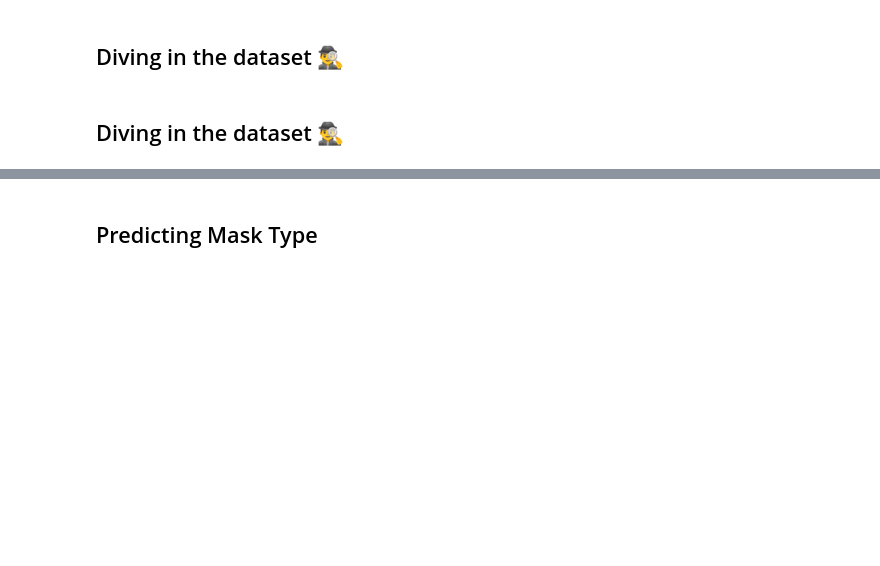
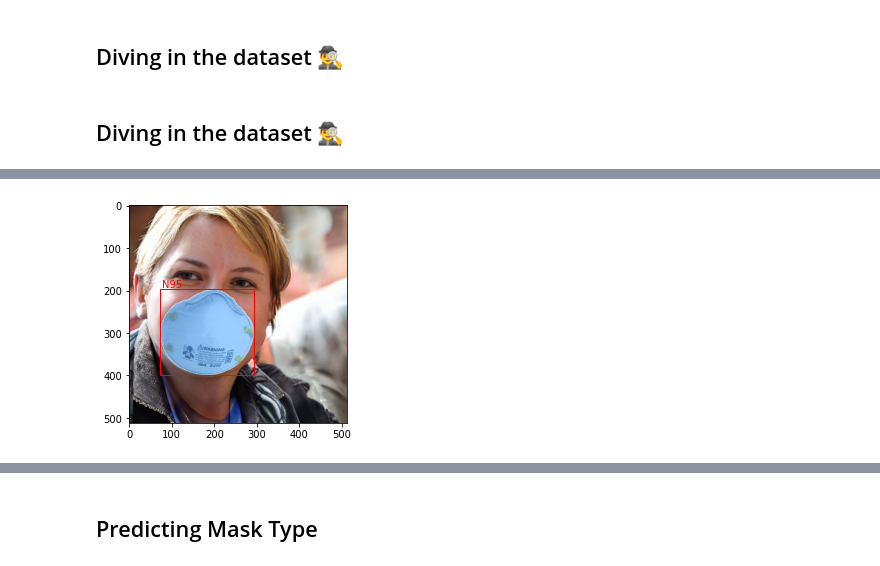
Before and after one commit to ibombonato/aicrowd-blitz-faceimages, a Jupyter notebook: Cópia_de_Getting_Starter_Notebook_for_Mask_Recognition_Challenge.ipynb, the cells around one changed output, grey strips where cells are left out. Drawn from its saved outputs; the diff is of its cells as text; code cells hidden in the pictures; blank space fills up the shorter version.

```diff
--- a/Cópia_de_Getting_Starter_Notebook_for_Mask_Recognition_Challenge.ipynb
+++ b/Cópia_de_Getting_Starter_Notebook_for_Mask_Recognition_Challenge.ipynb
@@ -97,0 +241,26 @@ train_df.head()
+# %%
+
+DATA_DIR = "/content/data/"
+IMAGE_DIMS = (512, 512)
+
+def format_bbox(annotation):
+    xmin, ymin, width, height = annotation["x"], annotation["y"], annotation["width"], annotation["height"]
+    width = IMAGE_DIMS[0] - xmin - 1 if xmin + width >= IMAGE_DIMS[0] else width
+    height = IMAGE_DIMS[1] - ymin - 1 if ymin + height >= IMAGE_DIMS[1] else height
+    return {"xmin": xmin, "ymin": ymin, "width": width, "height": height}
+
+train_files, train_labels, train_bboxes = [], [], []
+
+for idx, row in train_df.iterrows():
+
+    image_path, labels, bboxes = [], [], []
+
+    image_path.append(f"/content/data/train/train/{row['masktype']}.jpg")
+    labels.append(row["masktype"])
+    bboxes.append(row['bbox_coco'])
+
+    # Skip images with no annotations
+    if labels != []:
+        train_files.append(image_path)
+        train_labels.append(labels)
+        train_bboxes.append(bboxes)
@@ -120,0 +324,12 @@ move_images(val_df, "val")
+# %%
+from detecto import utils, visualize, core
+import random
+
+#train_files, train_labels, train_bboxes = get_labels(train_df)
+
+boxes=torch.FloatTensor(train_bboxes[0])
+image = utils.read_image(train_files[0])
+label = train_labels[0]
+visualize.show_labeled_image(image, boxes, label)
+# %% [output]
+[figure, added]
```
Also changed, not shown: parts of 65 cells of this notebook.
